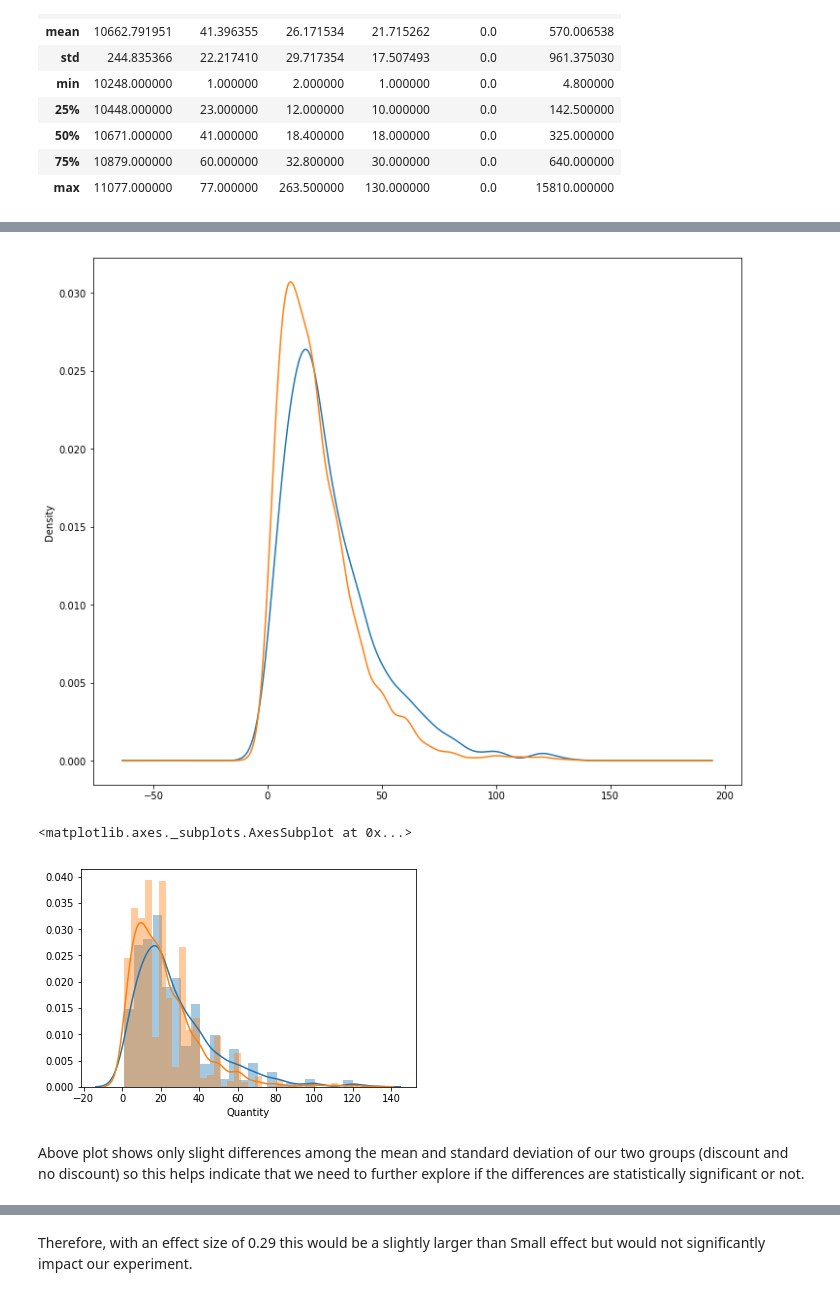
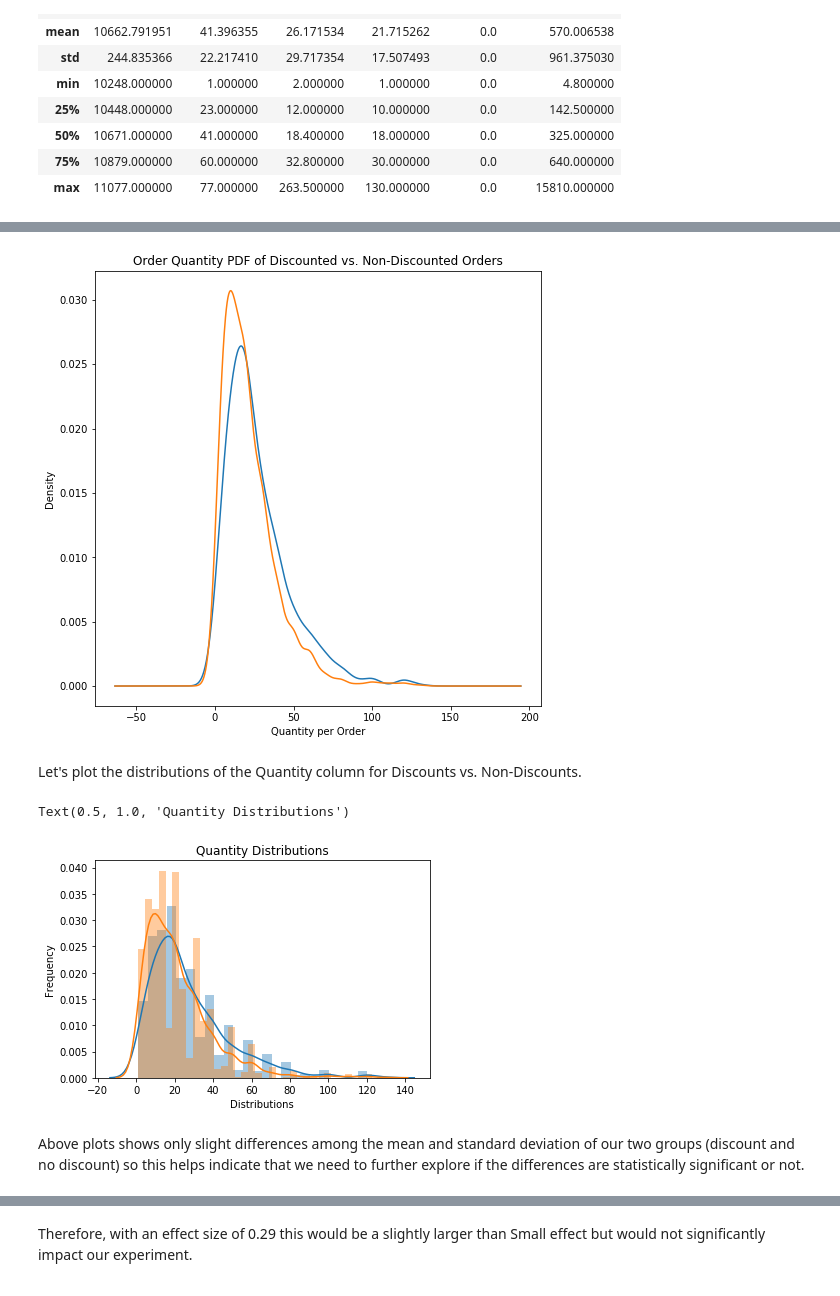
Before and after one commit to witchlane/dsc-mod-3-project-online-ds-sp-000, a Jupyter notebook: MOD-3-PROJECT.ipynb, the cells around one changed output, grey strips where cells are left out. Cells and saved outputs as stored; diff of their text form; code cells hidden in the pictures.

```diff
--- a/MOD-3-PROJECT.ipynb
+++ b/MOD-3-PROJECT.ipynb
@@ -378,18 +444,31 @@ order_detail_with_discounts_df.describe()
 # %%
-plt.figure(figsize=(12,10))
+plt.figure(figsize=(8,8))
 order_detail_with_discounts_df['Quantity'].plot.kde()
 order_detail_no_discounts_df['Quantity'].plot.kde()
+
+plt.xlabel('Quantity per Order')
+plt.ylabel('Density')
+
+plt.title('Order Quantity PDF of Discounted vs. Non-Discounted Orders', fontsize=12)
+
 plt.show()
 # %% [output]
-[figure, old version]
+[figure, new version]
+# %% [markdown]
+Let's plot the distributions of the Quantity column for Discounts vs. Non-Discounts.
 # %%
 sns.distplot(order_detail_with_discounts_df['Quantity'])
 sns.distplot(order_detail_no_discounts_df['Quantity'])
+
+plt.xlabel('Distributions')
+plt.ylabel('Frequency')
+
+plt.title('Quantity Distributions', fontsize=12)
 # %% [output]
-<matplotlib.axes._subplots.AxesSubplot at 0x...>
+Text(0.5, 1.0, 'Quantity Distributions')
-[figure, old version]
+[figure, new version]
 # %% [markdown]
-Above plot shows only slight differences among the mean and standard deviation of our two groups (discount and no discount) so this helps indicate that we need to further explore if the differences are statistically significant or not.
+Above plots shows only slight differences among the mean and standard deviation of our two groups (discount and no discount) so this helps indicate that we need to further explore if the differences are statistically significant or not.
 # %% [markdown]
 ## Hypoethesis #1:
 **_H<sub>0</sub>_: there is no relationship between the discount amount of a transaction and the quantity or product ordered.<br>
```
Also changed, not shown: parts of 73 cells of this notebook.
